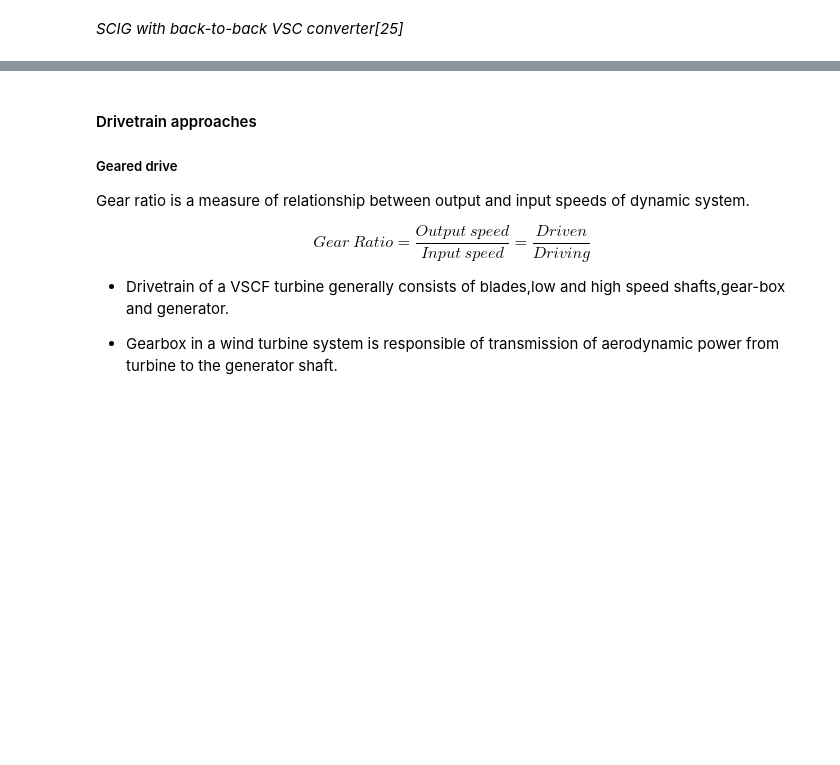
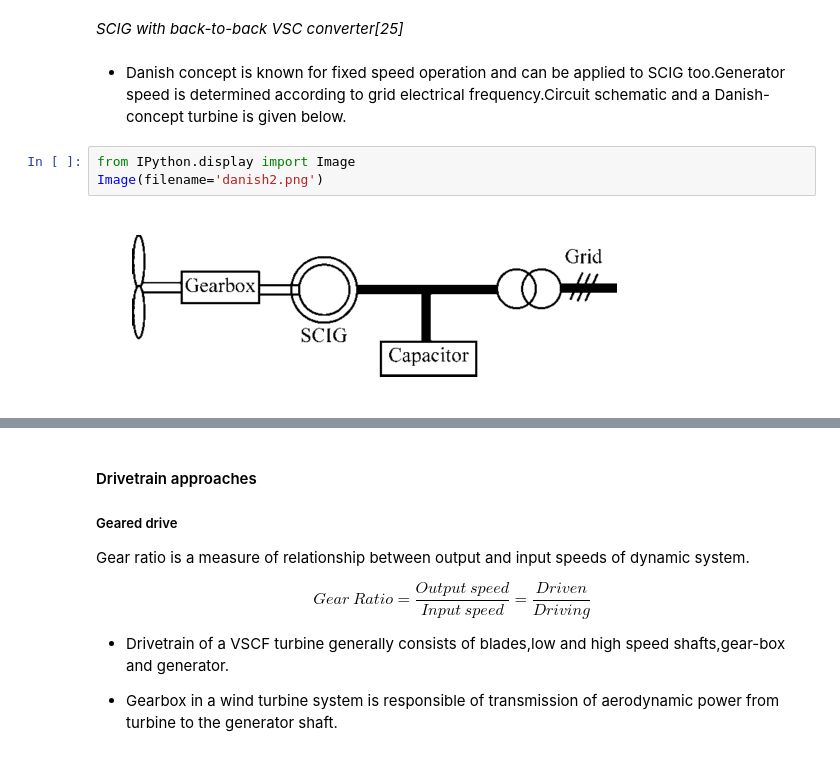
Before and after one commit to aydinbaskaya/MS_Thesis, a Jupyter notebook: Wind Turbines.ipynb, the cells around one changed output, grey strips where cells are left out. Cells and saved outputs as stored; diff of their text form; blank space fills up the shorter version.

```diff
--- a/Wind Turbines.ipynb
+++ b/Wind Turbines.ipynb
@@ -228,3 +228,10 @@ Image(filename='SCIG_variable.png')
 [figure]
 # %% [markdown]
 *SCIG with back-to-back VSC converter[25]*
+# %% [markdown]
+* Danish concept is known for fixed speed operation and can be applied to SCIG too.Generator speed is determined according to grid electrical frequency.Circuit schematic and a Danish-concept turbine is given below.
+# %%
+from IPython.display import Image
+Image(filename='danish2.png')
+# %% [output]
+[figure, added]
```
Also changed, not shown: parts of 8 cells of this notebook, 1 other file.
